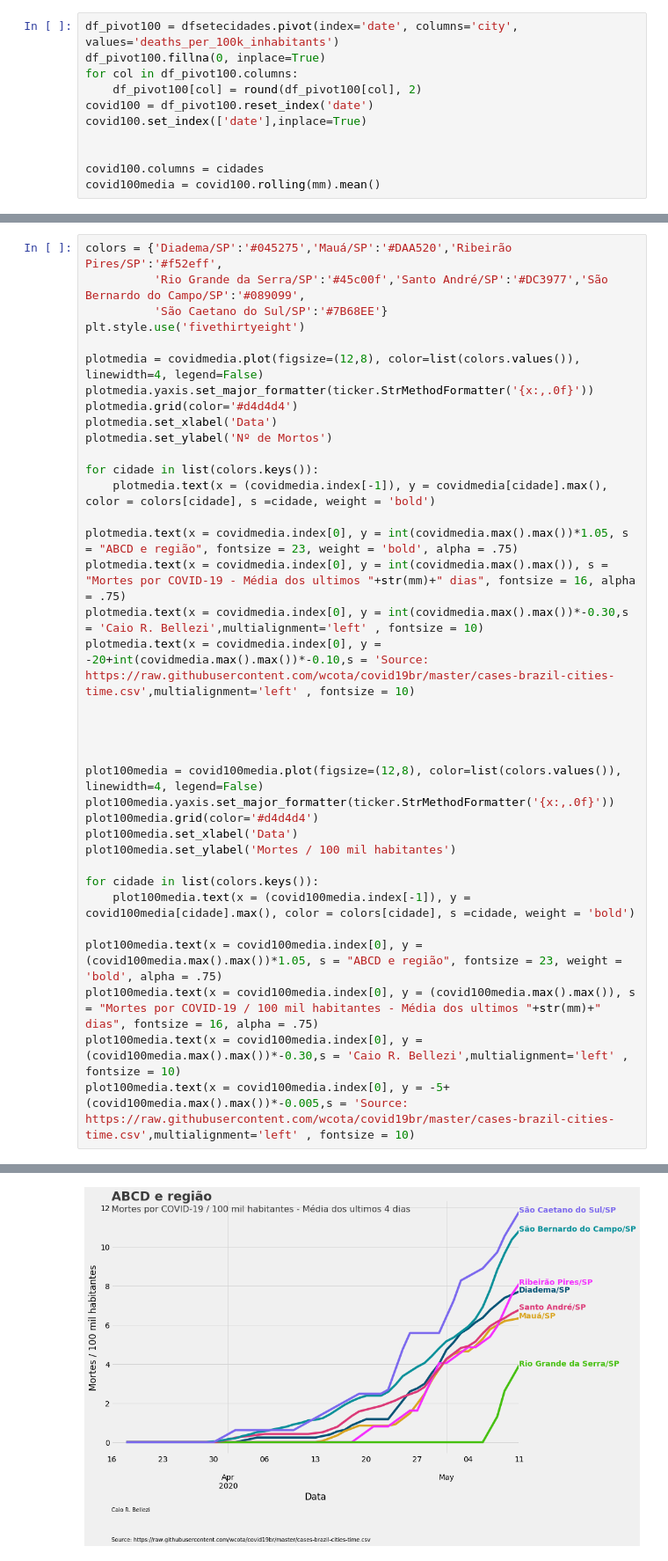
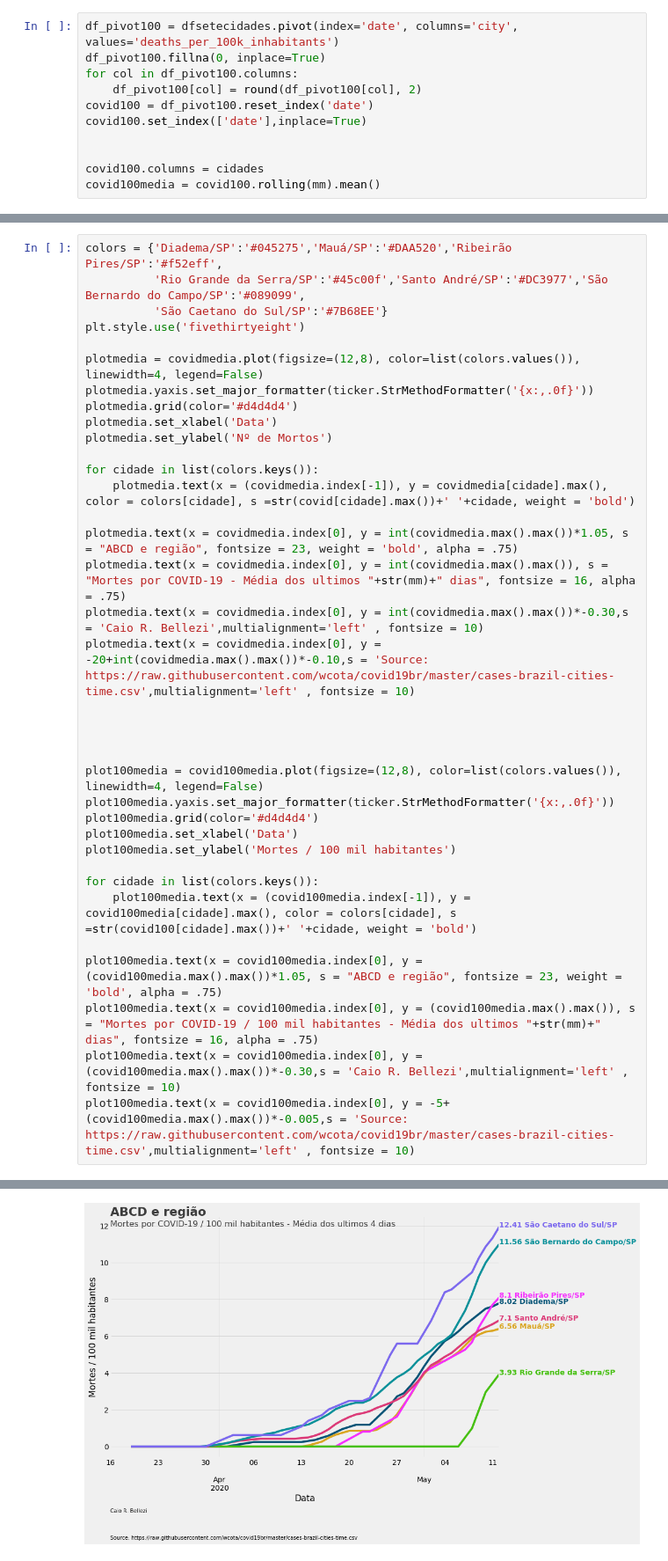
Before and after one commit to caiobellezi/covid, a Jupyter notebook: covid_municipios_obitos.ipynb, the cells around one changed output, grey strips where cells are left out. Shown: that part at 88% size. Saved outputs shown, nothing was run; the diff lists cells and outputs as text.

```diff
--- a/covid_municipios_obitos.ipynb
+++ b/covid_municipios_obitos.ipynb
@@ -96,7 +96,7 @@ plotmedia.set_xlabel('Data')
 plotmedia.set_ylabel('Nº de Mortos')
 
 for cidade in list(colors.keys()):
-    plotmedia.text(x = (covidmedia.index[-1]), y = covidmedia[cidade].max(), color = colors[cidade], s =cidade, weight = 'bold')
+    plotmedia.text(x = (covidmedia.index[-1]), y = covidmedia[cidade].max(), color = colors[cidade], s =str(covid[cidade].max())+' '+cidade, weight = 'bold')
 
 plotmedia.text(x = covidmedia.index[0], y = int(covidmedia.max().max())*1.05, s = "ABCD e região", fontsize = 23, weight = 'bold', alpha = .75)
 plotmedia.text(x = covidmedia.index[0], y = int(covidmedia.max().max()), s = "Mortes por COVID-19 - Média dos ultimos "+str(mm)+" dias", fontsize = 16, alpha = .75)
@@ -113,7 +113,7 @@ plot100media.set_xlabel('Data')
 plot100media.set_ylabel('Mortes / 100 mil habitantes')
 
 for cidade in list(colors.keys()):
-    plot100media.text(x = (covid100media.index[-1]), y = covid100media[cidade].max(), color = colors[cidade], s =cidade, weight = 'bold')
+    plot100media.text(x = (covid100media.index[-1]), y = covid100media[cidade].max(), color = colors[cidade], s =str(covid100[cidade].max())+' '+cidade, weight = 'bold')
 
 plot100media.text(x = covid100media.index[0], y = (covid100media.max().max())*1.05, s = "ABCD e região", fontsize = 23, weight = 'bold', alpha = .75)
 plot100media.text(x = covid100media.index[0], y = (covid100media.max().max()), s = "Mortes por COVID-19 / 100 mil habitantes - Média dos ultimos "+str(mm)+" dias", fontsize = 16, alpha = .75)
@@ -125 +125 @@ Text(2020-03-16 00:00:00, -5.05895, 'Source: https://raw.githubusercontent.com/w
-[figure, old version]
+[figure, new version]
```
Also changed, not shown: parts of 3 cells of this notebook, 1 other file.
